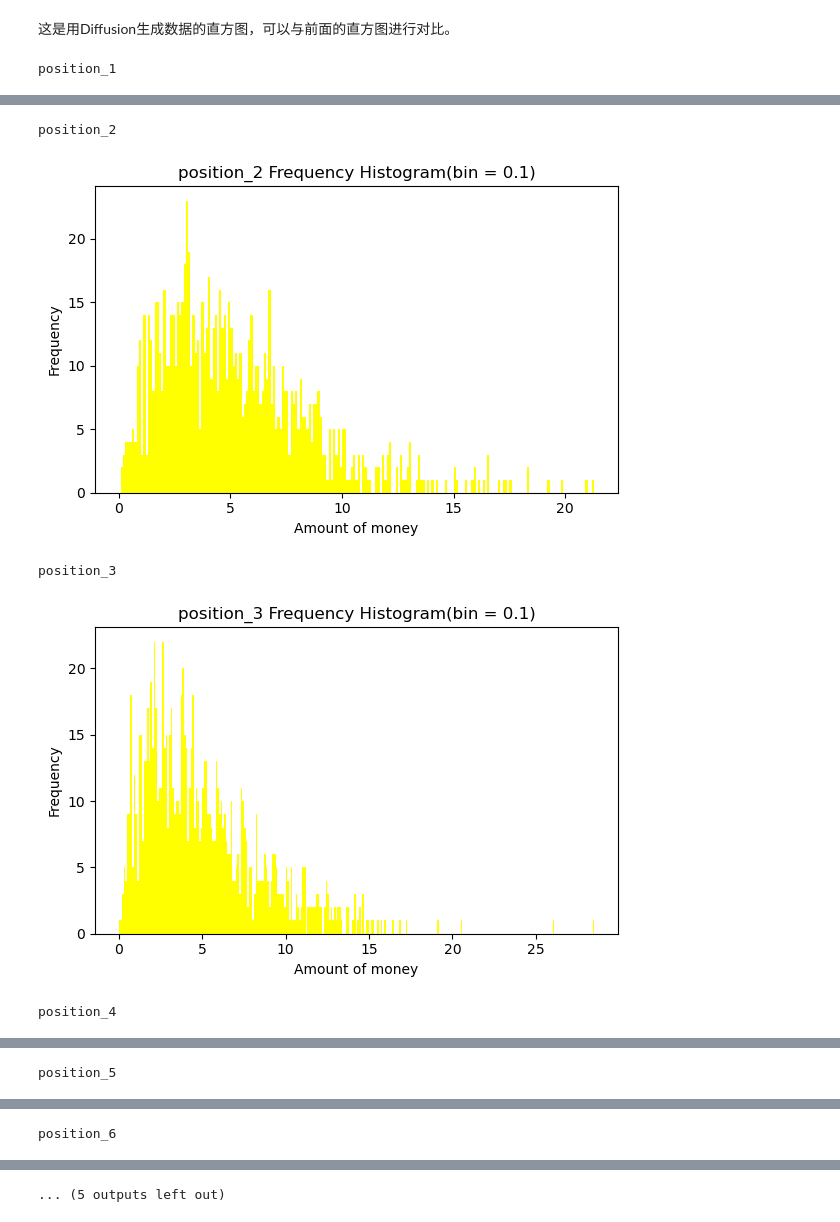
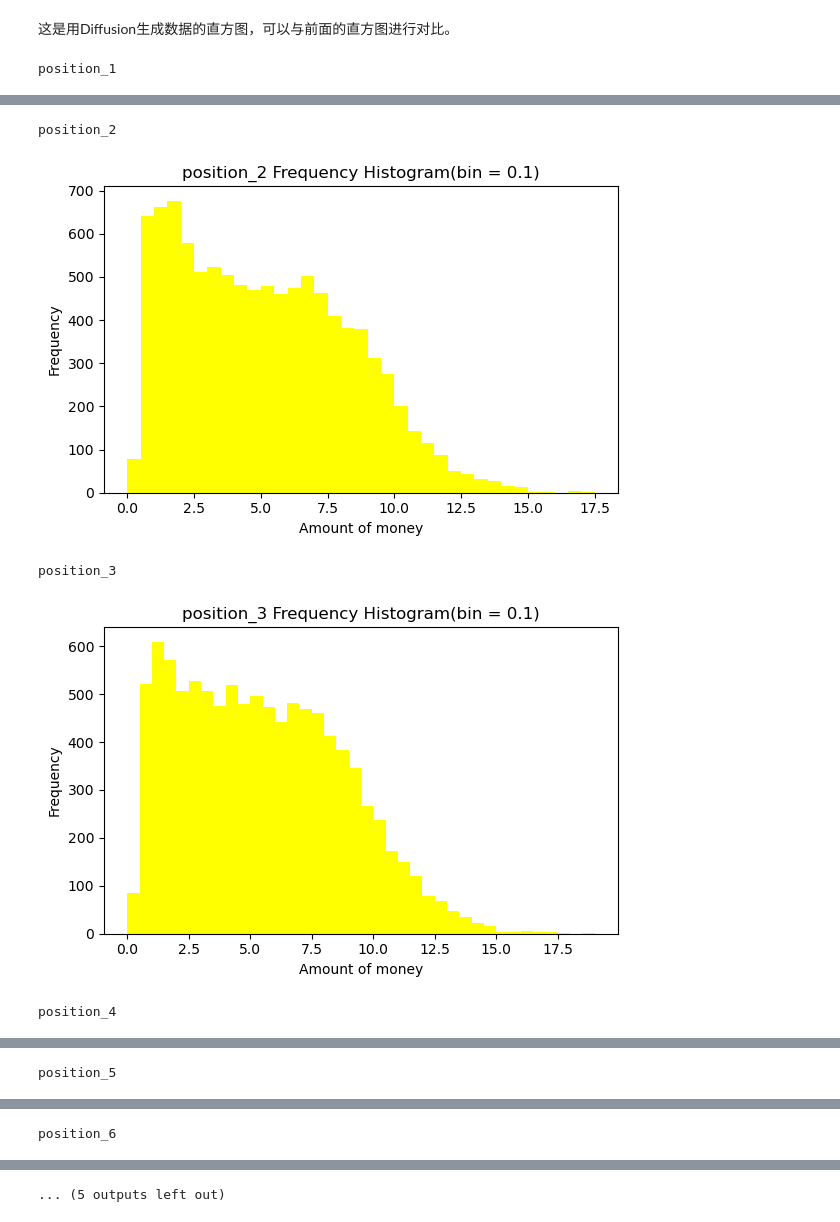
Before and after one commit to WjNaG2/SI140-RedEnvelope, a Jupyter notebook: vis.ipynb, the cells around one changed output, grey strips where cells are left out. Saved outputs shown, nothing was run; the diff lists cells and outputs as text; code cells hidden in the pictures.

```diff
--- a/vis.ipynb
+++ b/vis.ipynb
@@ -293,7 +293,7 @@ Person1  0           0.0        0.4      0
 这是用Diffusion生成数据的直方图，可以与前面的直方图进行对比。
 # %%
 # 4. 直方图区间宽度
-bin_width = 0.1
+bin_width = 0.5
 
 # 用于保存所有位次的频数统计结果
 hist_tables = {}
@@ -340,5 +340,5 @@ position_1
 position_2
-[figure, old version]
+[figure, new version]
 position_3
-[figure, old version]
+[figure, new version]
 position_4
```
Also changed, not shown: parts of 5 cells of this notebook, 3 other files.
